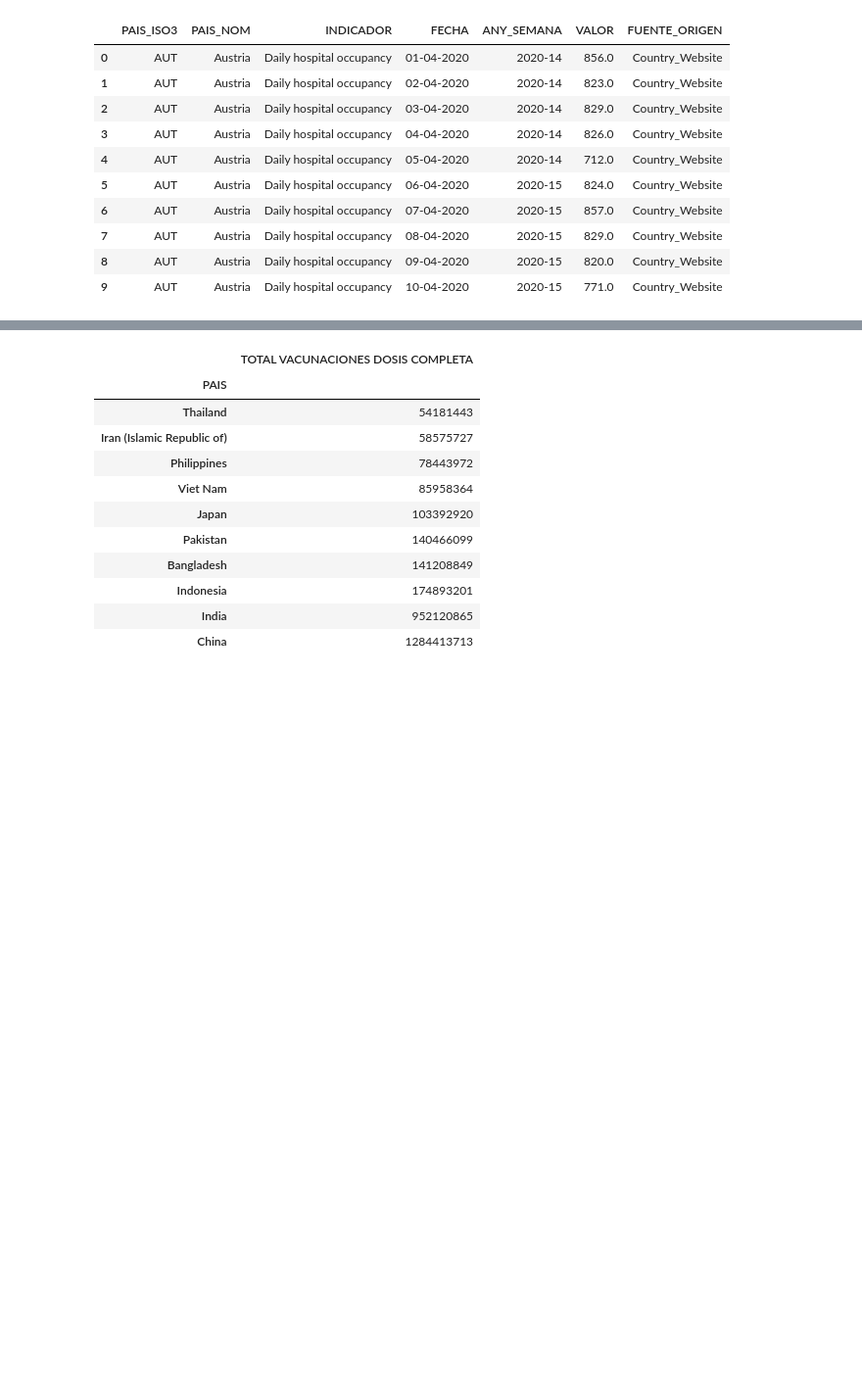
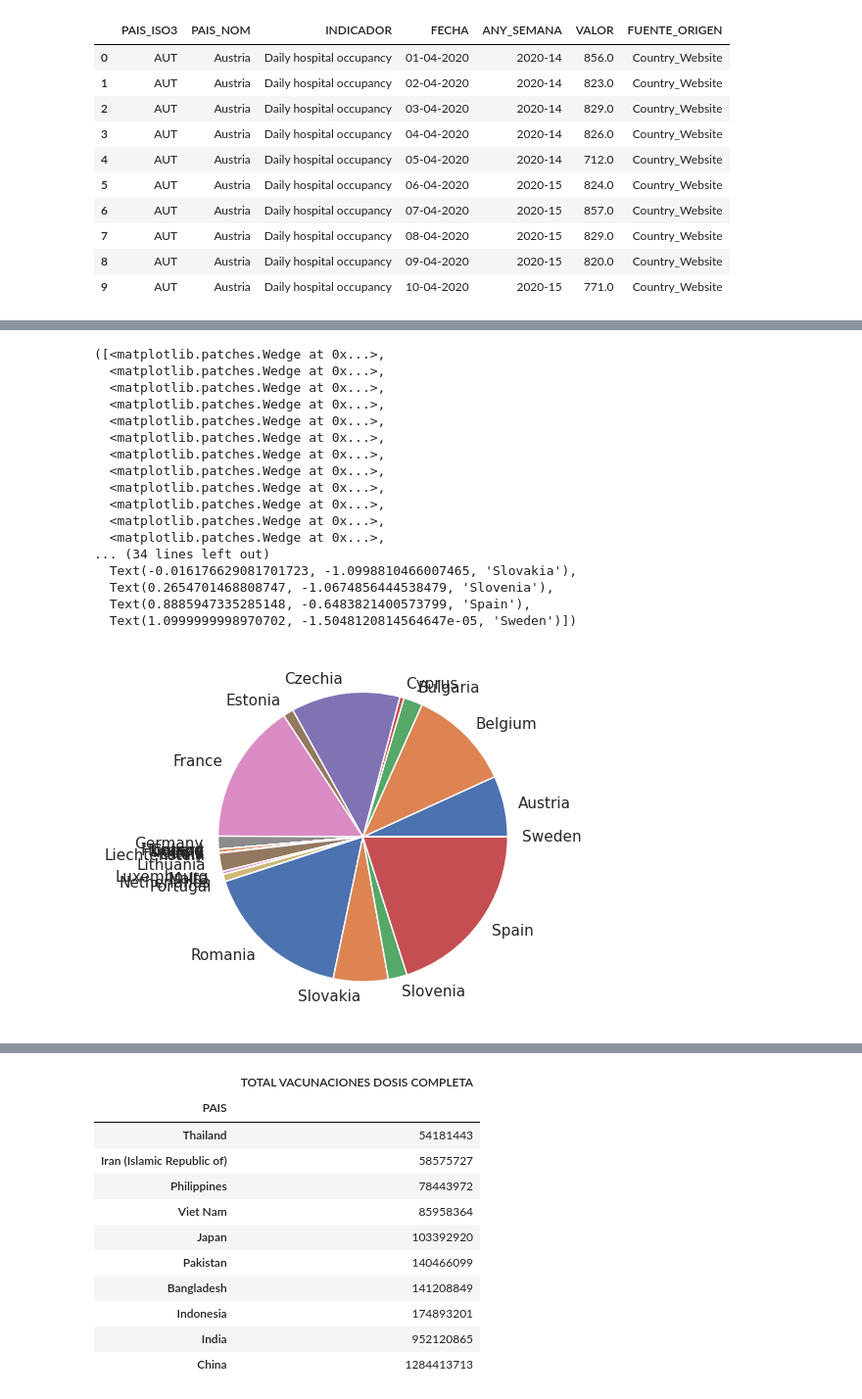
Before and after one commit to patriciaapenat/TFM, a Jupyter notebook: Gráficos/Data_Frame_uci.ipynb, the cells around one changed output, grey strips where cells are left out. Shown: that part at 98% size. Cells and saved outputs as stored; diff of their text form; code cells hidden in the pictures; blank space fills up the shorter version.

```diff
--- a/Gráficos/Data_Frame_uci.ipynb
+++ b/Gráficos/Data_Frame_uci.ipynb
@@ -116,19 +48,0 @@ df_vacunation_1 = df_vacunation.groupby('CONTINENTE')
-# %%
-#Obtenemos los datos de la pivot table y obtenemos Gráfico
-
-import matplotlib.pyplot as plt
-plt.style.use('fivethirtyeight')
-
-fig, ax = plt.subplots(tight_layout=True,figsize=(16,8))
-scale = 'linear'
-
-ax.set_yscale(scale)
-
-ax.set_title(f'Total de Vacunaciones por cada 100 habitantes por Continente ', fontsize='large')
-
-df_vacunation_1.sum()['NPER_VACUNADAS_DOSIS_FULL'].plot(kind='bar', rot=15,color='green')
-df_vacunation_1.sum()['NPER_CON_DOSIS_ADICIONAL'].plot(kind='bar', rot=15,color='orange').legend(loc='best',fontsize=10)
-
-#Leyendas en los ejes
-ax.set_xlabel(f'CONTINENTE', fontsize='medium')
-ax.set_ylabel(f'N Personas Vacunadas', fontsize='medium')
@@ -143,0 +91,21 @@ Top 10 de paises de Asia con Personas Vacunadas con Dosis Completa
+# %%
+plt.pie(df_uci.groupby(["PAIS_NOM"]).sum()["VALOR"], labels=df_uci.groupby(["PAIS_NOM"]).sum().index)
+# %% [output]
+([<matplotlib.patches.Wedge at 0x...>,
+  <matplotlib.patches.Wedge at 0x...>,
+  <matplotlib.patches.Wedge at 0x...>,
+  <matplotlib.patches.Wedge at 0x...>,
+  <matplotlib.patches.Wedge at 0x...>,
+  <matplotlib.patches.Wedge at 0x...>,
+  <matplotlib.patches.Wedge at 0x...>,
+  <matplotlib.patches.Wedge at 0x...>,
+  <matplotlib.patches.Wedge at 0x...>,
+  <matplotlib.patches.Wedge at 0x...>,
+  <matplotlib.patches.Wedge at 0x...>,
+  <matplotlib.patches.Wedge at 0x...>,
+... (34 lines left out)
+  Text(-0.016176629081701723, -1.0998810466007465, 'Slovakia'),
+  Text(0.2654701468808747, -1.0674856444538479, 'Slovenia'),
+  Text(0.8885947335285148, -0.6483821400573799, 'Spain'),
+  Text(1.0999999998970702, -1.5048120814564647e-05, 'Sweden')])
+[figure, added]
```
Also changed, not shown: parts of 23 cells of this notebook.
